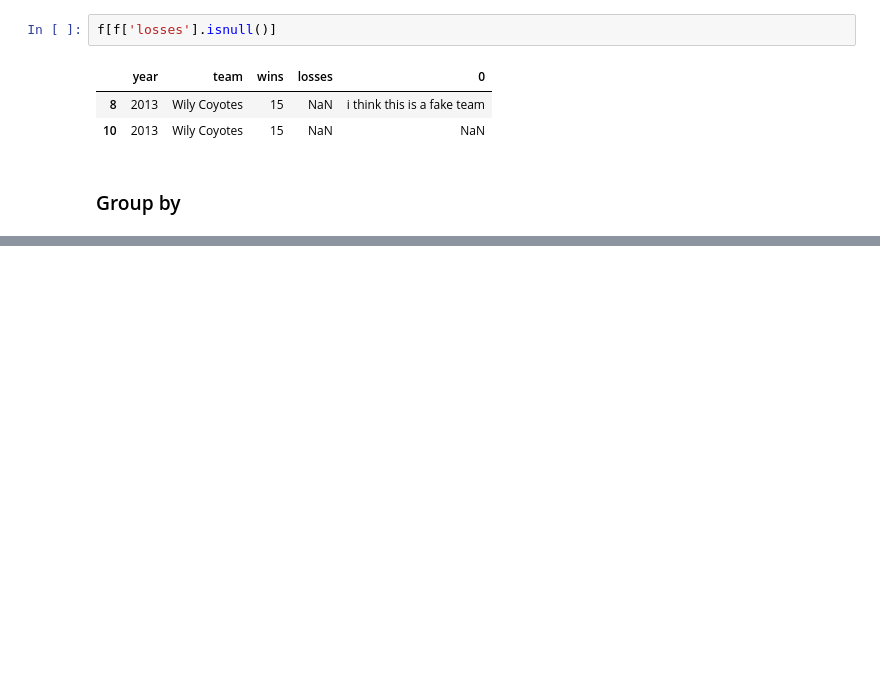
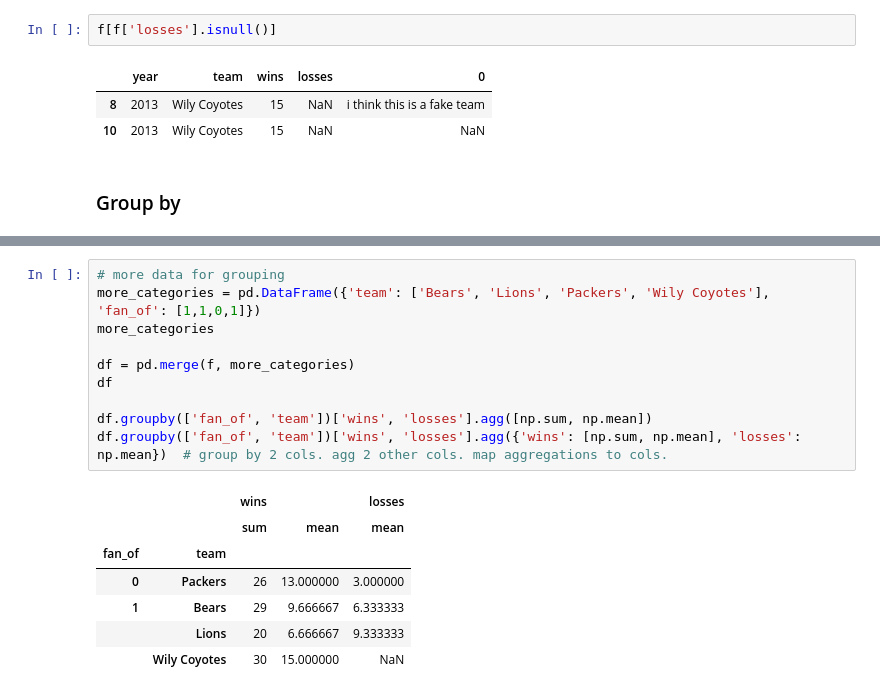
Before and after one commit to sqlitus/Python-Library, a Jupyter notebook: Pandas/Working with DataFrames.ipynb, the cells around one changed output, grey strips where cells are left out. Cells and saved outputs as stored; diff of their text form; blank space fills up the shorter version.

```diff
--- a/Pandas/Working with DataFrames.ipynb
+++ b/Pandas/Working with DataFrames.ipynb
@@ -190,0 +204,18 @@ f.group_by('team').agg(np.size())
+# %%
+# more data for grouping
+more_categories = pd.DataFrame({'team': ['Bears', 'Lions', 'Packers', 'Wily Coyotes'], 'fan_of': [1,1,0,1]})
+more_categories
+
+df = pd.merge(f, more_categories)
+df
+
+df.groupby(['fan_of', 'team'])['wins', 'losses'].agg([np.sum, np.mean])
+df.groupby(['fan_of', 'team'])['wins', 'losses'].agg({'wins': [np.sum, np.mean], 'losses': np.mean})  # group by 2 cols. agg 2 other cols. map aggregations to cols.
+# %% [output]
+|  |  | wins |  | losses |
+|  |  | sum | mean | mean |
+| fan_of | team |  |  |  |
+| 0 | Packers | 26 | 13.000000 | 3.000000 |
+| 1 | Bears | 29 | 9.666667 | 6.333333 |
+|  | Lions | 20 | 6.666667 | 9.333333 |
+|  | Wily Coyotes | 30 | 15.000000 | NaN |
```
Also changed, not shown: parts of 4 cells of this notebook.
